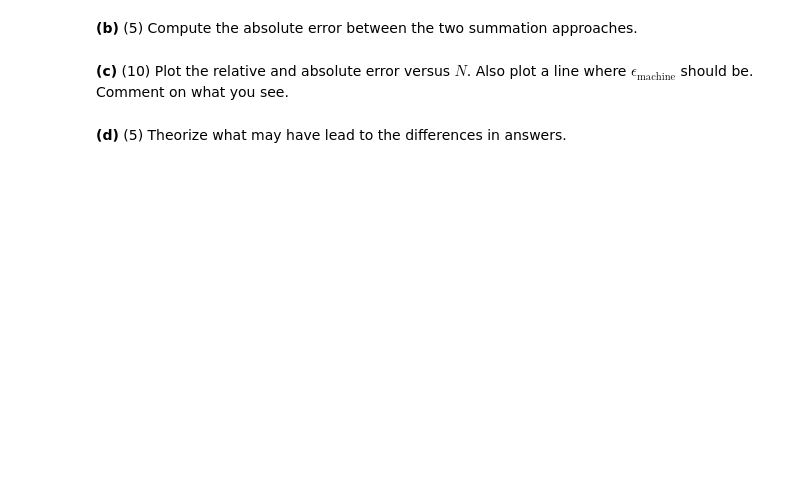
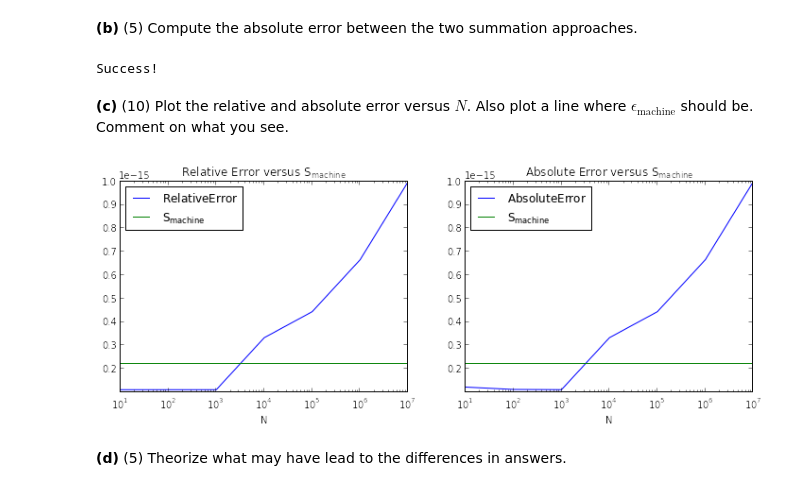
Before and after one commit to sidd23295/E4300-intro-numerical-methods, a Jupyter notebook: HW1_error.ipynb, the cells around one changed output. Cells and saved outputs as stored; diff of their text form; code cells hidden in the pictures; blank space fills up the shorter version.

```diff
--- a/HW1_error.ipynb
+++ b/HW1_error.ipynb
@@ -42,7 +66,9 @@ def sum_1(N):
     """
 
     # INSERT CODE HERE
-    raise NotImplementedError("Replace this statement with your solution.")
+    Sn = 0.0
+    for n in range(1,N+1):
+        Sn += 1.0/n - 1.0/(n+1.0)
 
     return Sn
 
@@ -59,7 +85,9 @@ def sum_2(N):
     """
 
     # INSERT CODE HERE
-    raise NotImplementedError("Replace this statement with your solution.")
+    Sn = 0.0
+    for n in range(1,N+1):
+        Sn += 1./(n*(n+1.))
 
     return Sn
 # %%
@@ -98,7 +128,7 @@ def abs_error(N):
     """
 
     # INSERT CODE HERE
-    raise NotImplementedError("Replace this statement with your solution.")
+    error = numpy.abs(sum_1(N) - sum_2(N));
 
     return error
 # %%
@@ -111,5 +141,7 @@ numpy.testing.assert_allclose(answer, numpy.array([1.1102230246251565e-16, 1.110
                                                    4.4408920985006262e-16, 6.6613381477509392e-16,
                                                    9.9920072216264089e-16]))
 print "Success!"
+# %% [output]
+Success!
 # %% [markdown]
 **(c)** (10) Plot the relative and absolute error versus $N$.  Also plot a line where $\epsilon_{\text{machine}}$ should be.  Comment on what you see.
@@ -127,2 +148,33 @@ plt.show()
+# %%
+fig = plt.figure()
+fig.set_figwidth(fig.get_figwidth() * 2)
+
+# HINT!  Use the plotting function semilogx to plot the errors
+#        Also, do not forget to label your plot
+
+# INSERT CODE HERE
+x = [];
+y1 = [];
+y2 = [];
+y3 = [];
+for n in range(1,8):
+    x = x + [10**(n)]
+    y1 = y1 + [abs(sum_1(10**n)-sum_2(10**n))]
+    y2 = y2 + [abs((sum_1(10**n)-sum_2(10**n))/sum_2(10**n))]
+    y3 = y3 + [numpy.finfo(float).eps]
+plt.subplot(1, 2, 1)
+plt.semilogx(x,y1,x,y3)
+plt.title('Relative Error versus $\epsilon_{machine}$')
+plt.xlabel('N')
+plt.legend(["$Relative Error$", "$\epsilon_{machine}$"], loc=2)
+plt.subplot(1, 2, 2)
+plt.semilogx(x,y2,x,y3)
+plt.title('Absolute Error versus $\epsilon_{machine}$')
+plt.xlabel('N')
+plt.legend(["$Absolute Error$", "$\epsilon_{machine}$"], loc=2)
+
+plt.show()
+# %% [output]
+[figure, added]
 # %% [markdown]
 **(d)** (5) Theorize what may have lead to the differences in answers.
```
Also changed, not shown: parts of 8 cells of this notebook, 6 other files.
